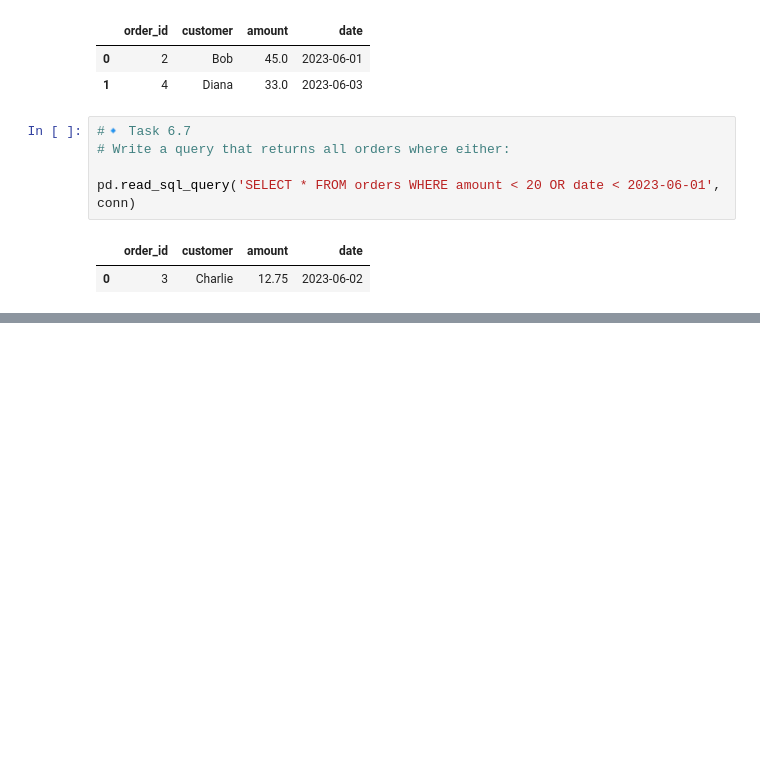
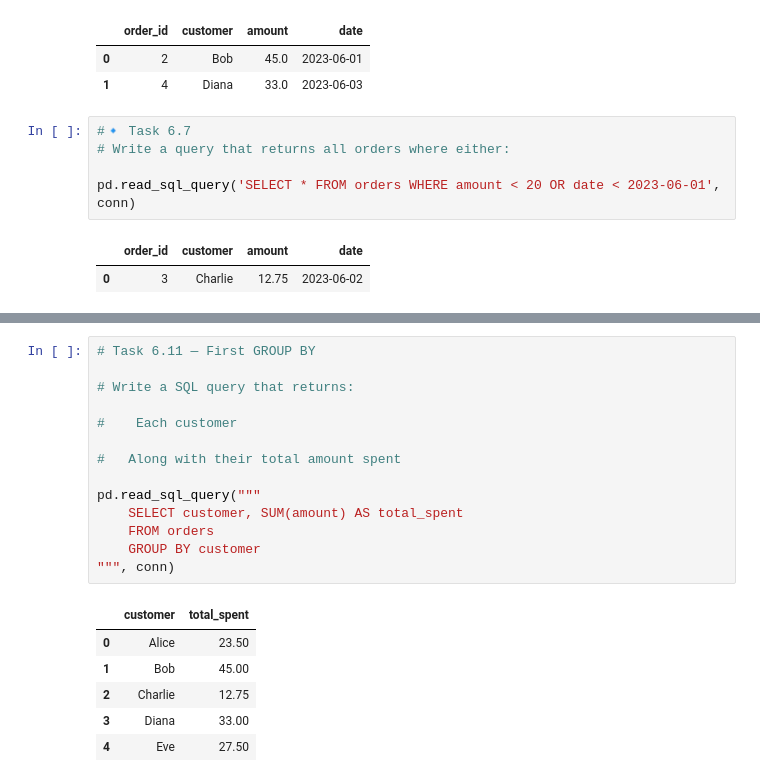
Before and after one commit to NarcisoRibeiro/Data-Analysis-Studies, a Jupyter notebook: Job-Prep-Notebook.ipynb, the cells around one changed output, grey strips where cells are left out. Drawn from its saved outputs; the diff is of its cells as text; blank space fills up the shorter version.

```diff
--- a/Job-Prep-Notebook.ipynb
+++ b/Job-Prep-Notebook.ipynb
@@ -471,0 +502,21 @@ pd.read_sql_query('SELECT * FROM orders WHERE amount < 20 OR date < 2023-06-01',
+# %%
+# Task 6.11 — First GROUP BY
+
+# Write a SQL query that returns:
+
+#    Each customer
+
+#   Along with their total amount spent
+
+pd.read_sql_query("""
+    SELECT customer, SUM(amount) AS total_spent
+    FROM orders
+    GROUP BY customer
+""", conn)
+# %% [output]
+|  | customer | total_spent |
+| 0 | Alice | 23.50 |
+| 1 | Bob | 45.00 |
+| 2 | Charlie | 12.75 |
+| 3 | Diana | 33.00 |
+| 4 | Eve | 27.50 |
```
Also changed, not shown: parts of 8 cells of this notebook.
